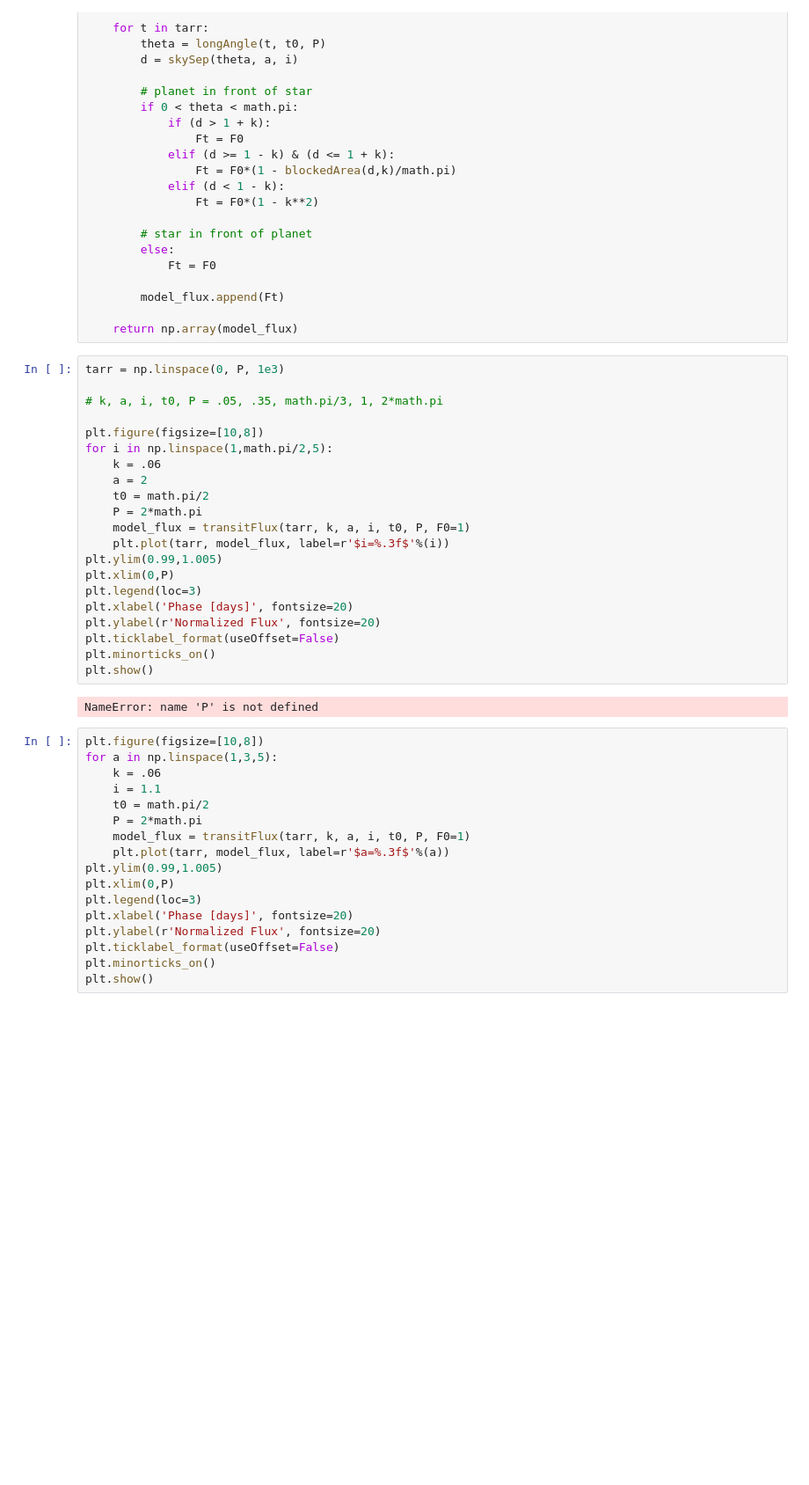
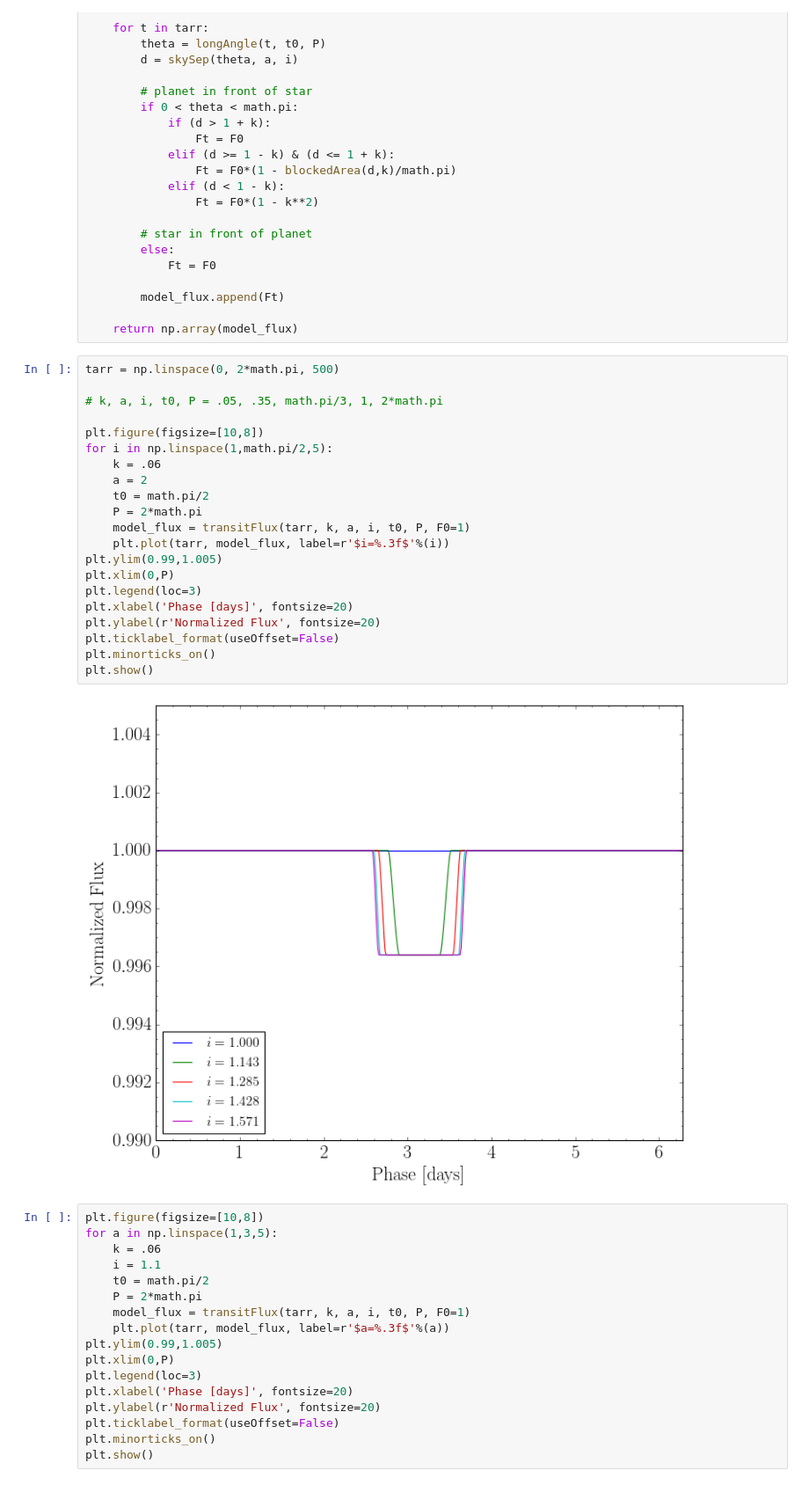
Before and after one commit to jbirky/exoplanet_models, a Jupyter notebook: transit_model.ipynb, the cells around one changed output. Shown at 88% size. Saved outputs shown, nothing was run; the diff lists cells and outputs as text; blank space fills up the shorter version.

```diff
--- a/transit_model.ipynb
+++ b/transit_model.ipynb
@@ -95,28 +95,28 @@ def transitFlux(tarr, k, a, i, t0, P, F0=1):
 
     return np.array(model_flux)
 # %%
-tarr = np.linspace(0, P, 1e3)
+tarr = np.linspace(0, 2*math.pi, 500)
 
 # k, a, i, t0, P = .05, .35, math.pi/3, 1, 2*math.pi
 
 plt.figure(figsize=[10,8])
 for i in np.linspace(1,math.pi/2,5):
     k = .06
     a = 2
     t0 = math.pi/2
     P = 2*math.pi
     model_flux = transitFlux(tarr, k, a, i, t0, P, F0=1)
     plt.plot(tarr, model_flux, label=r'$i=%.3f$'%(i))
 plt.ylim(0.99,1.005)
 plt.xlim(0,P)
 plt.legend(loc=3)
 plt.xlabel('Phase [days]', fontsize=20)
 plt.ylabel(r'Normalized Flux', fontsize=20)
 plt.ticklabel_format(useOffset=False)
 plt.minorticks_on()
 plt.show()
 # %% [output]
-NameError: name 'P' is not defined
+[figure, added]
 # %%
 plt.figure(figsize=[10,8])
 for a in np.linspace(1,3,5):
```
Also changed, not shown: parts of 11 cells of this notebook.
